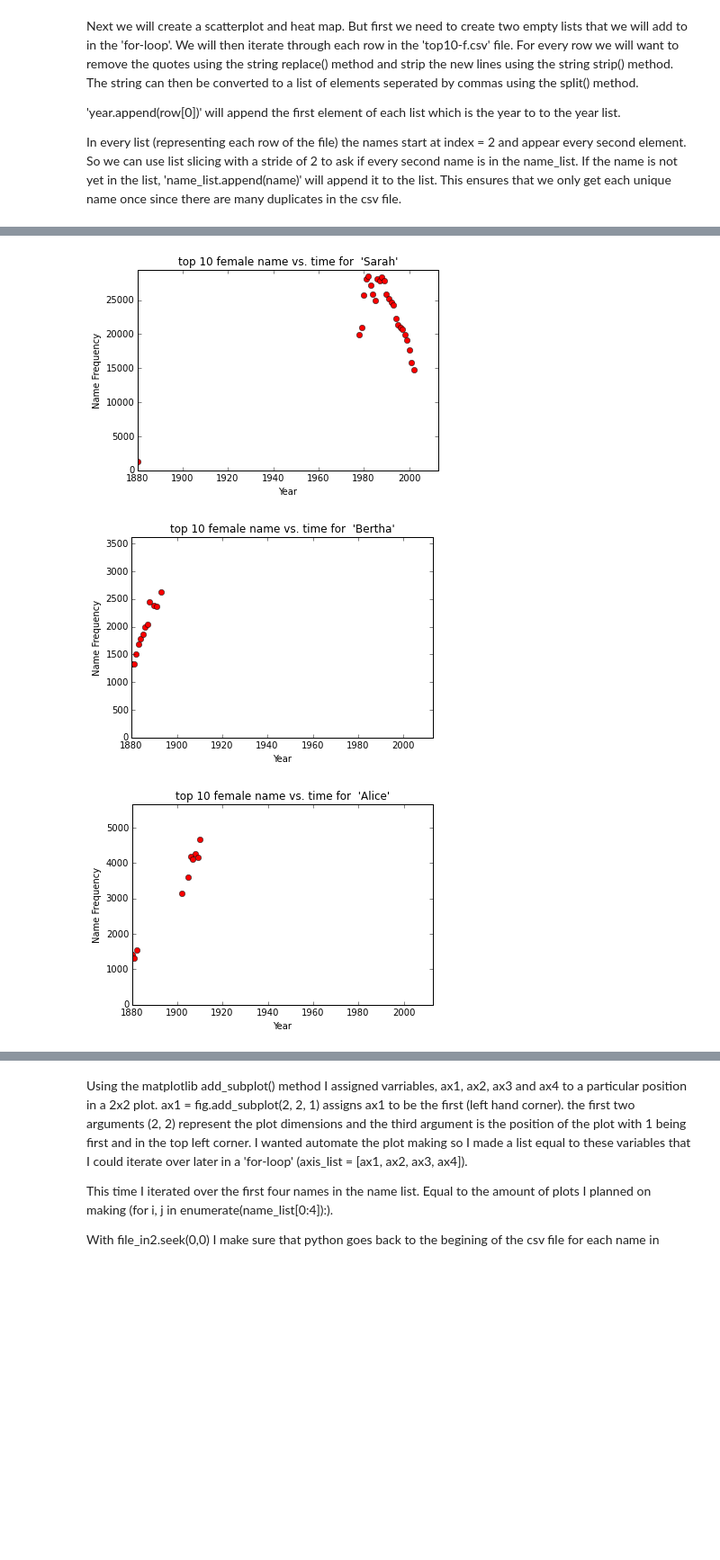
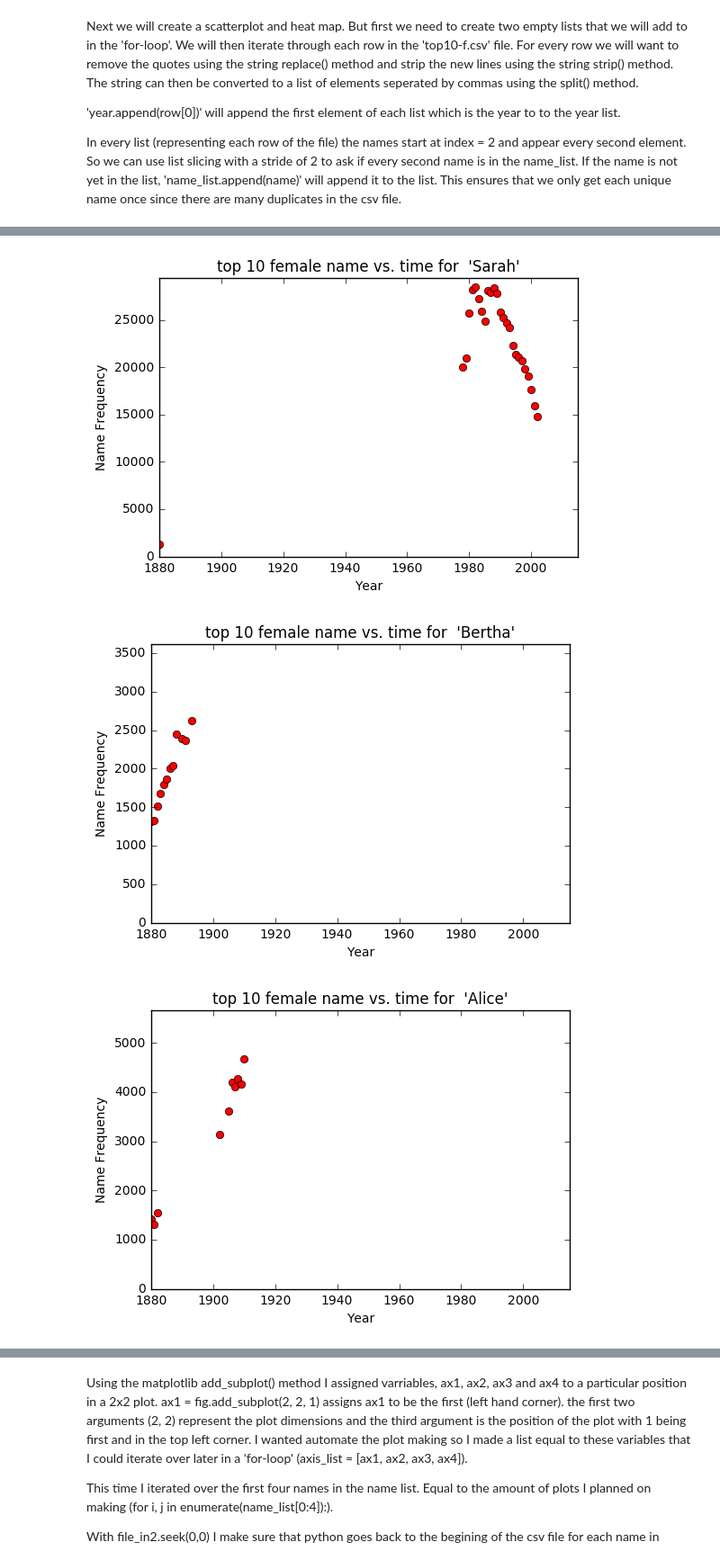
Before and after one commit to A-Yarrow/baby_names_git_repo, a Jupyter notebook: babynamesf.ipynb, the cells around one changed output, grey strips where cells are left out. Shown at 90% size. Cells and saved outputs as stored; diff of their text form; code cells hidden in the pictures; blank space fills up the shorter version.

```diff
--- a/babynamesf.ipynb
+++ b/babynamesf.ipynb
@@ -55,7 +45,7 @@ file_out = csv.writer(open('top10-f.csv', 'wb'))
 Now I am going to make a list of files in the current directory by using os module walk(). I will print out only the first ten elements of the list.
 # %%
 file_list = []
-for root, dirs, files in os.walk(current_dir):
+for root, dirs, files in os.walk(current_dir+'/data'):
     for filename in files:
         if filename.endswith('txt'):
             file_list.append(filename)
@@ -71,7 +61,7 @@ Finally, we can set the index of each data frame to be the 'name' of the person
 # %%
 for file in file_list:
-    data_df = pd.read_csv(file, names=['name','sex', 'counts'])
+    data_df = pd.read_csv('data/'+file, names=['name','sex', 'counts'])
     data_df_f = data_df.ix[data_df.sex == 'F']
     data_df_f_index = data_df_f.set_index('name')
-print data_df_f_index
+data_df_f_index[0:10]
 # %% [output]
@@ -97,3 +79,0 @@ Now we can make a dictionary from the data frame with 'to_dict() method. This wi
-# %%
-data_df_dict = data_df_f_index['counts'].to_dict()
-print data_df_dict['Jojo']
@@ -105,7 +83,7 @@ This is nice but because each dictionary is written over we are left only with t
 file_open = open('top10-f.csv', 'wb')
 file_out = csv.writer(file_open)
 for file in file_list:
-    data_df = pd.read_csv(file, names=['name', 'sex', 'counts'])
+    data_df = pd.read_csv('data/'+file, names=['name', 'sex', 'counts'])
     data_df_f = data_df.ix[data_df.sex == 'F']
     data_df_f_index = data_df_f.set_index('name')
     data_df_dict = data_df_f_index['counts'].to_dict()
@@ -158,34 +134,34 @@ We will use the enumerate() function to make a tuple of names and their index.
 # %%
 file_in2 = open('top10-f.csv', 'r')
 max_times_top10 = []
 name_count_heatmap = []
 for i, j in enumerate(name_list):
     file_in2.seek(0,0)
     name_count = []
     for row in file_in2:
         row = row.replace('"', '').strip('\n').strip().split(',')
         if name_list[i] in row:
             name_index = row.index(name_list[i])
             name_count.append(row[name_index - 1])
         elif name_list[i] not in row:
             name_count.append('NaN')
     name_count_heatmap.append(name_count)
     name_count_int = []
     for count in name_count:
         if count != 'NaN':
             name_count_int.append(int(count))
     max_times_top10.append(len(name_count_int))
 
    #Now make the scatter plots
     pyl.figure(j)
     pyl.title('top 10 female name vs. time for %s' %(j))
     pyl.xlabel('Year')
     pyl.ylabel('Name Frequency')
-    pyl.axis([1880, 2013, 0, max(name_count_int)+1000])
+    pyl.axis([1880, 2015, 0, max(name_count_int)+1000])
     pyl.plot(year, name_count, 'ro')
 
 file_in2.close()
 # %% [output]
-[figure, old version]
+[figure, new version]
-[figure, old version]
+[figure, new version]
-[figure, old version]
+[figure, new version]
```
Also changed, not shown: parts of 38 cells of this notebook.
